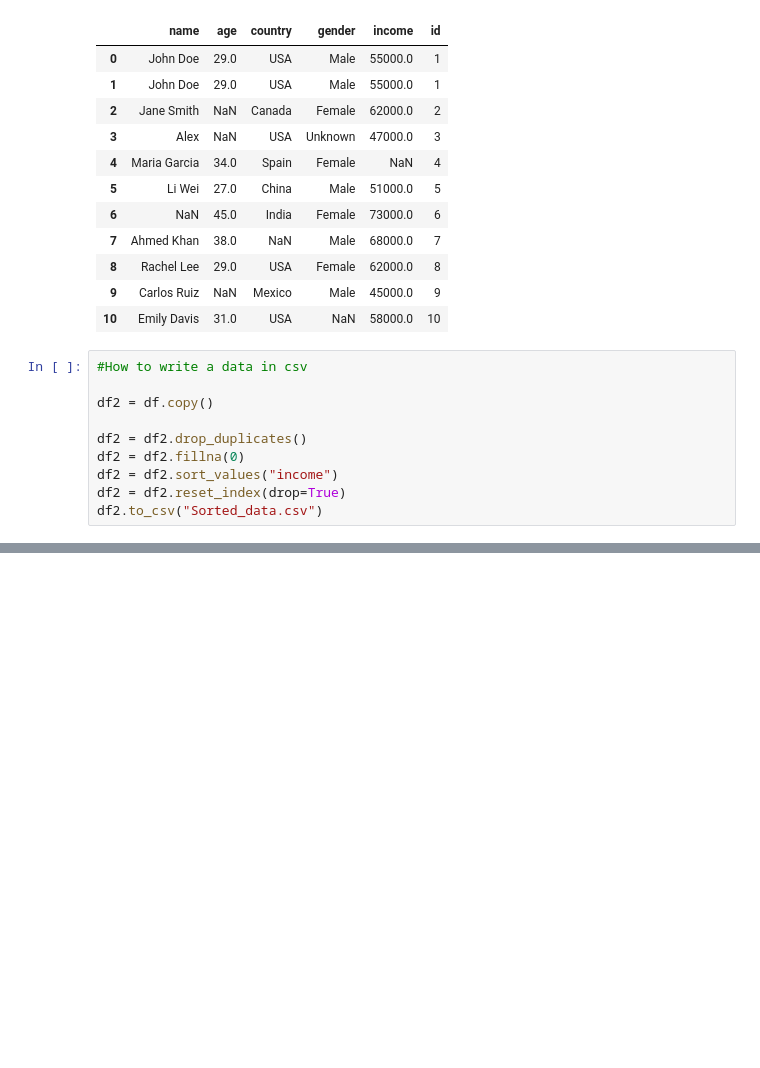
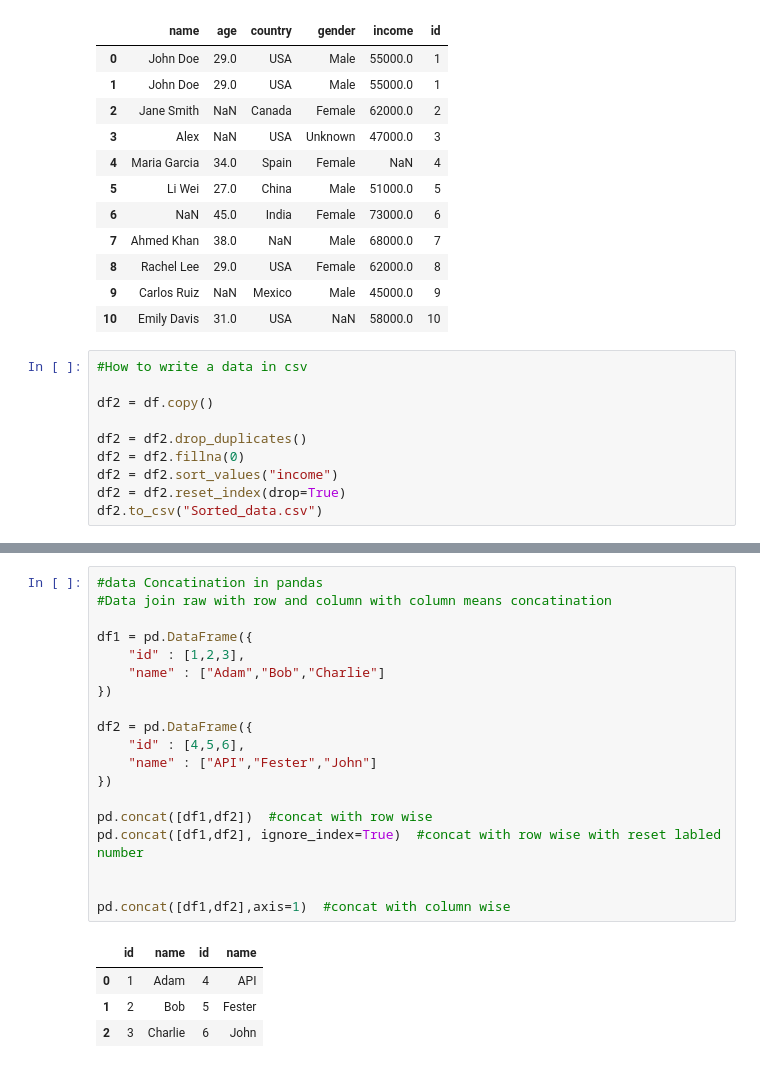
Before and after one commit to Suhailazhr/Pandas_tutorial, a Jupyter notebook: Pandas.Tutorial.ipynb, the cells around one changed output, grey strips where cells are left out. Cells and saved outputs as stored; diff of their text form; blank space fills up the shorter version.

```diff
--- a/Pandas.Tutorial.ipynb
+++ b/Pandas.Tutorial.ipynb
@@ -508,0 +592,24 @@ df2
+# %%
+#data Concatination in pandas
+#Data join raw with row and column with column means concatination
+
+df1 = pd.DataFrame({
+    "id" : [1,2,3],
+    "name" : ["Adam","Bob","Charlie"]
+})
+
+df2 = pd.DataFrame({
+    "id" : [4,5,6],
+    "name" : ["API","Fester","John"]
+})
+
+pd.concat([df1,df2])  #concat with row wise
+pd.concat([df1,df2], ignore_index=True)  #concat with row wise with reset labled number
+
+
+pd.concat([df1,df2],axis=1)  #concat with column wise
+# %% [output]
+|  | id | name | id | name |
+| 0 | 1 | Adam | 4 | API |
+| 1 | 2 | Bob | 5 | Fester |
+| 2 | 3 | Charlie | 6 | John |
```
Also changed, not shown: parts of 6 cells of this notebook, 1 other file.
